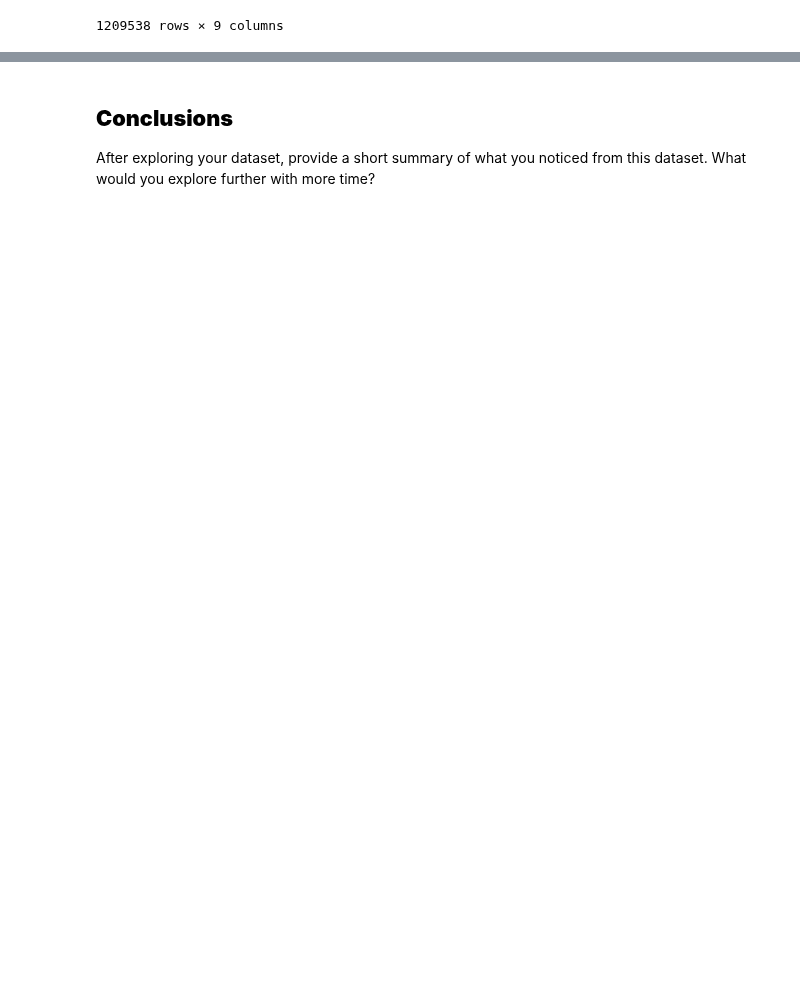
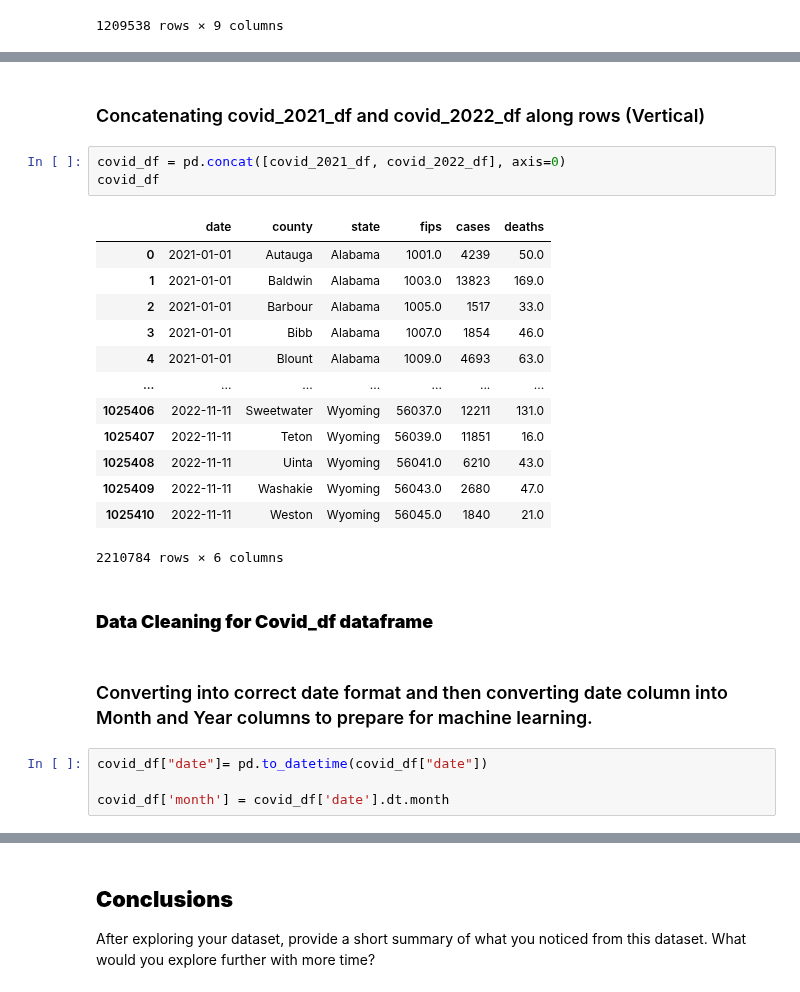
Before and after one commit to uzmabb182/Data602_Assignments, a Jupyter notebook: data_602_final_project.ipynb, the cells around one changed output, grey strips where cells are left out. Saved outputs shown, nothing was run; the diff lists cells and outputs as text; blank space fills up the shorter version.

```diff
--- a/data_602_final_project.ipynb
+++ b/data_602_final_project.ipynb
@@ -610,0 +663,27 @@ merge_df
+# %% [markdown]
+### Concatenating covid_2021_df and covid_2022_df along rows (Vertical)
+# %%
+covid_df = pd.concat([covid_2021_df, covid_2022_df], axis=0)
+covid_df
+# %% [output]
+|  | date | county | state | fips | cases | deaths |
+| 0 | 2021-01-01 | Autauga | Alabama | 1001.0 | 4239 | 50.0 |
+| 1 | 2021-01-01 | Baldwin | Alabama | 1003.0 | 13823 | 169.0 |
+| 2 | 2021-01-01 | Barbour | Alabama | 1005.0 | 1517 | 33.0 |
+| 3 | 2021-01-01 | Bibb | Alabama | 1007.0 | 1854 | 46.0 |
+| 4 | 2021-01-01 | Blount | Alabama | 1009.0 | 4693 | 63.0 |
+| ... | ... | ... | ... | ... | ... | ... |
+| 1025406 | 2022-11-11 | Sweetwater | Wyoming | 56037.0 | 12211 | 131.0 |
+| 1025407 | 2022-11-11 | Teton | Wyoming | 56039.0 | 11851 | 16.0 |
+| 1025408 | 2022-11-11 | Uinta | Wyoming | 56041.0 | 6210 | 43.0 |
+| 1025409 | 2022-11-11 | Washakie | Wyoming | 56043.0 | 2680 | 47.0 |
+| 1025410 | 2022-11-11 | Weston | Wyoming | 56045.0 | 1840 | 21.0 |
+2210784 rows × 6 columns
+# %% [markdown]
+### **Data Cleaning for Covid_df dataframe**
+# %% [markdown]
+### Converting into correct date format and then converting date column into Month and Year columns to prepare for machine learning.
+# %%
+covid_df["date"]= pd.to_datetime(covid_df["date"])
+
+covid_df['month'] = covid_df['date'].dt.month
```
Also changed, not shown: parts of 23 cells of this notebook, 1 other file.
